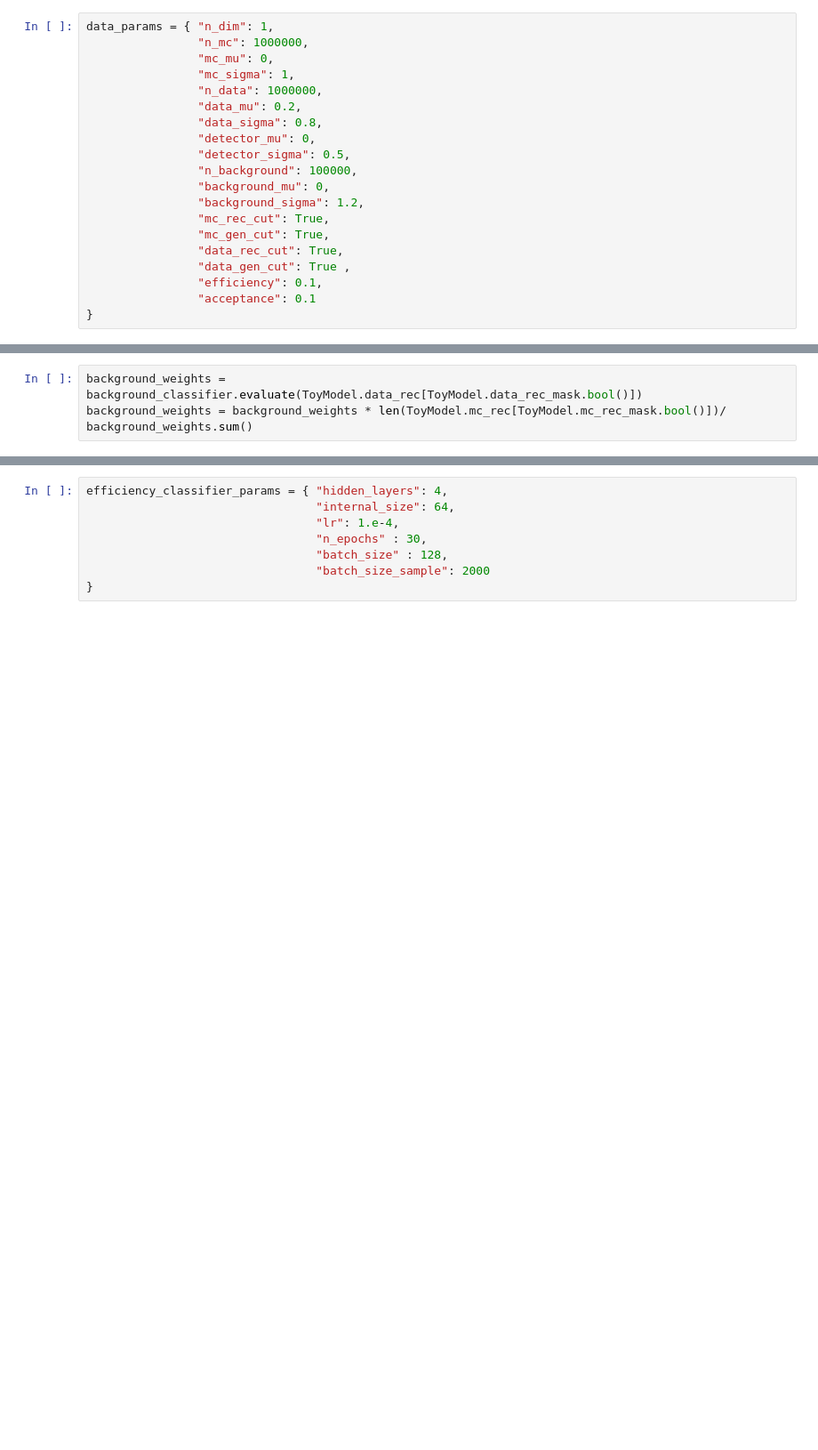
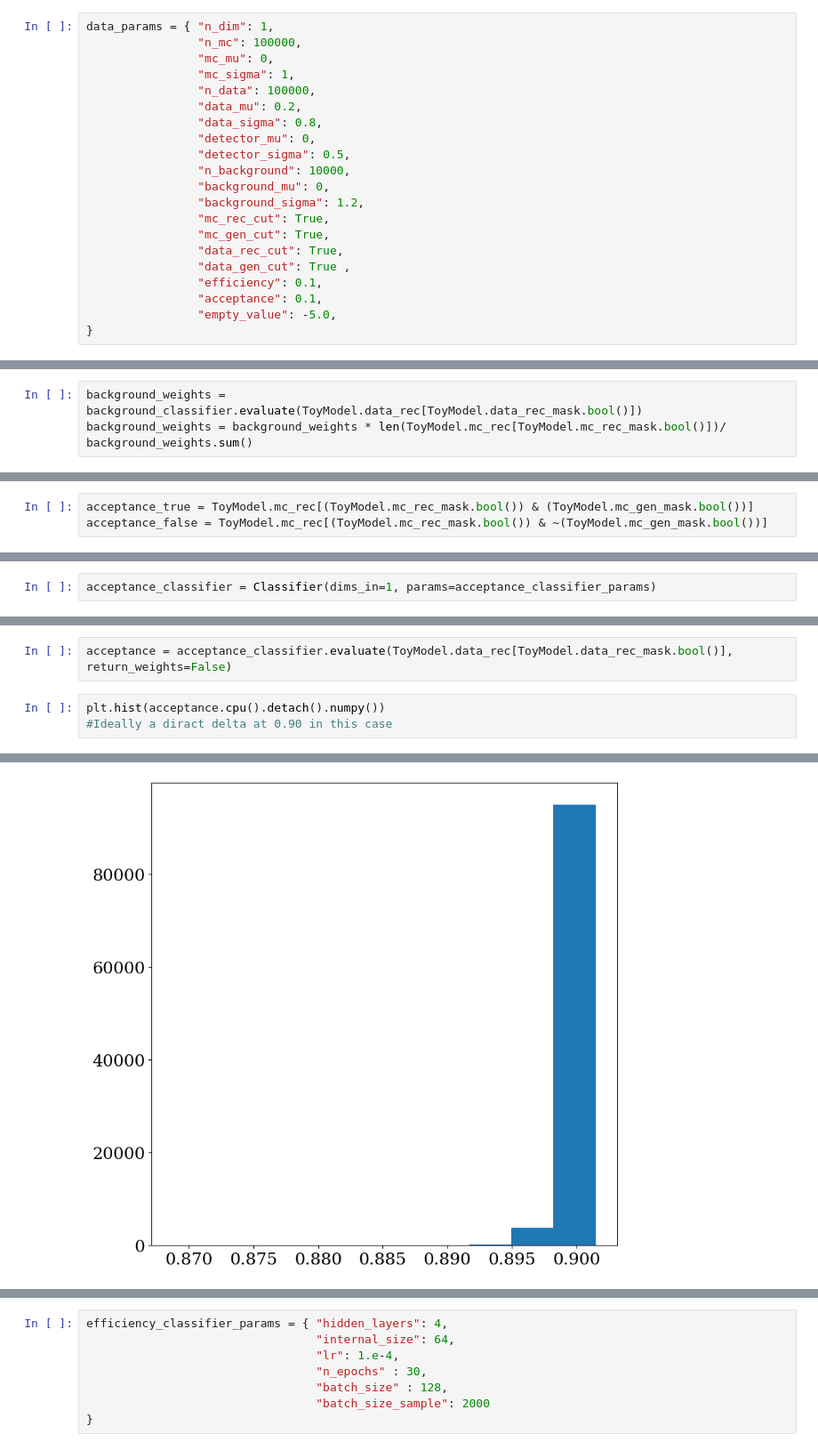
Before and after one commit to SofiaSchweitzer/Full_Generative_Unfolding, a Jupyter notebook: Iterative_unfolding.ipynb, the cells around one changed output, grey strips where cells are left out. Shown: that part at 89% size. Drawn from its saved outputs; the diff is of its cells as text; blank space fills up the shorter version.

```diff
--- a/Iterative_unfolding.ipynb
+++ b/Iterative_unfolding.ipynb
@@ -22,15 +23,15 @@ Create Gaussian toy example. Define six datasets:
 6. Background data
 # %%
 data_params = { "n_dim": 1,
-                "n_mc": 1000000,
+                "n_mc": 100000,
                 "mc_mu": 0,
                 "mc_sigma": 1,
-                "n_data": 1000000,
+                "n_data": 100000,
                 "data_mu": 0.2,
                 "data_sigma": 0.8,
                 "detector_mu": 0,
                 "detector_sigma": 0.5,
-                "n_background": 100000,
+                "n_background": 10000,
                 "background_mu": 0,
                 "background_sigma": 1.2,
                 "mc_rec_cut": True,
@@ -38,7 +39,8 @@ data_params = { "n_dim": 1,
                 "data_rec_cut": True,
                 "data_gen_cut": True ,
                 "efficiency": 0.1,
-                "acceptance": 0.1
+                "acceptance": 0.1,
+                "empty_value": -5.0,
 }
 # %%
 ToyModel = GaussianToy(data_params)
@@ -87,0 +89,3 @@ with PdfPages(f"Plots/background_suppression.pdf") as out:
+# %%
+acceptance_true = ToyModel.mc_rec[(ToyModel.mc_rec_mask.bool()) & (ToyModel.mc_gen_mask.bool())]
+acceptance_false = ToyModel.mc_rec[(ToyModel.mc_rec_mask.bool()) & ~(ToyModel.mc_gen_mask.bool())]
@@ -87,0 +100,2 @@ with PdfPages(f"Plots/background_suppression.pdf") as out:
+# %%
+acceptance_classifier = Classifier(dims_in=1, params=acceptance_classifier_params)
@@ -87,0 +113,6 @@ with PdfPages(f"Plots/background_suppression.pdf") as out:
+# %%
+acceptance = acceptance_classifier.evaluate(ToyModel.data_rec[ToyModel.data_rec_mask.bool()], return_weights=False)
+# %%
+plt.hist(acceptance.cpu().detach().numpy())
+#Ideally a diract delta at 0.90 in this case
+# %% [output]
@@ -87,0 +125 @@ with PdfPages(f"Plots/background_suppression.pdf") as out:
+[figure, added]
```
Also changed, not shown: parts of 40 cells of this notebook, 1 other file.
